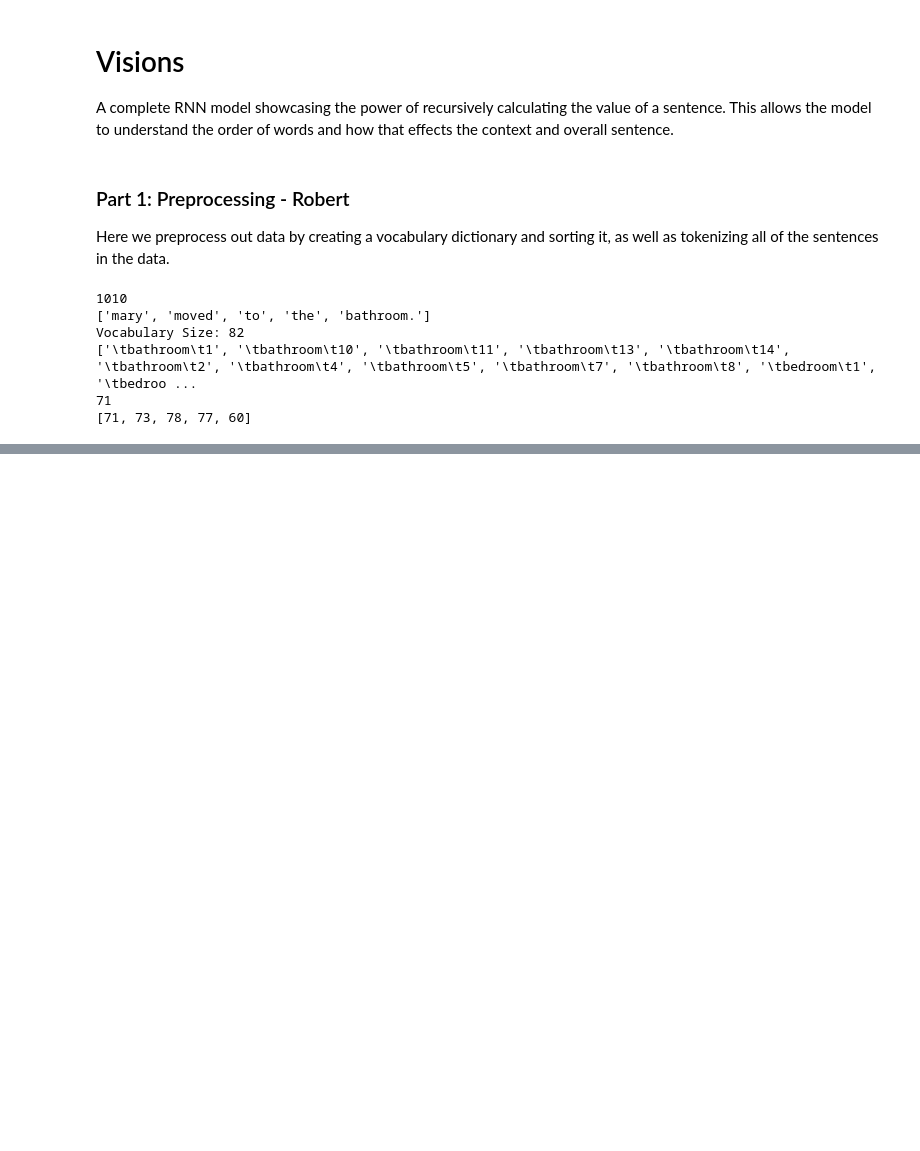
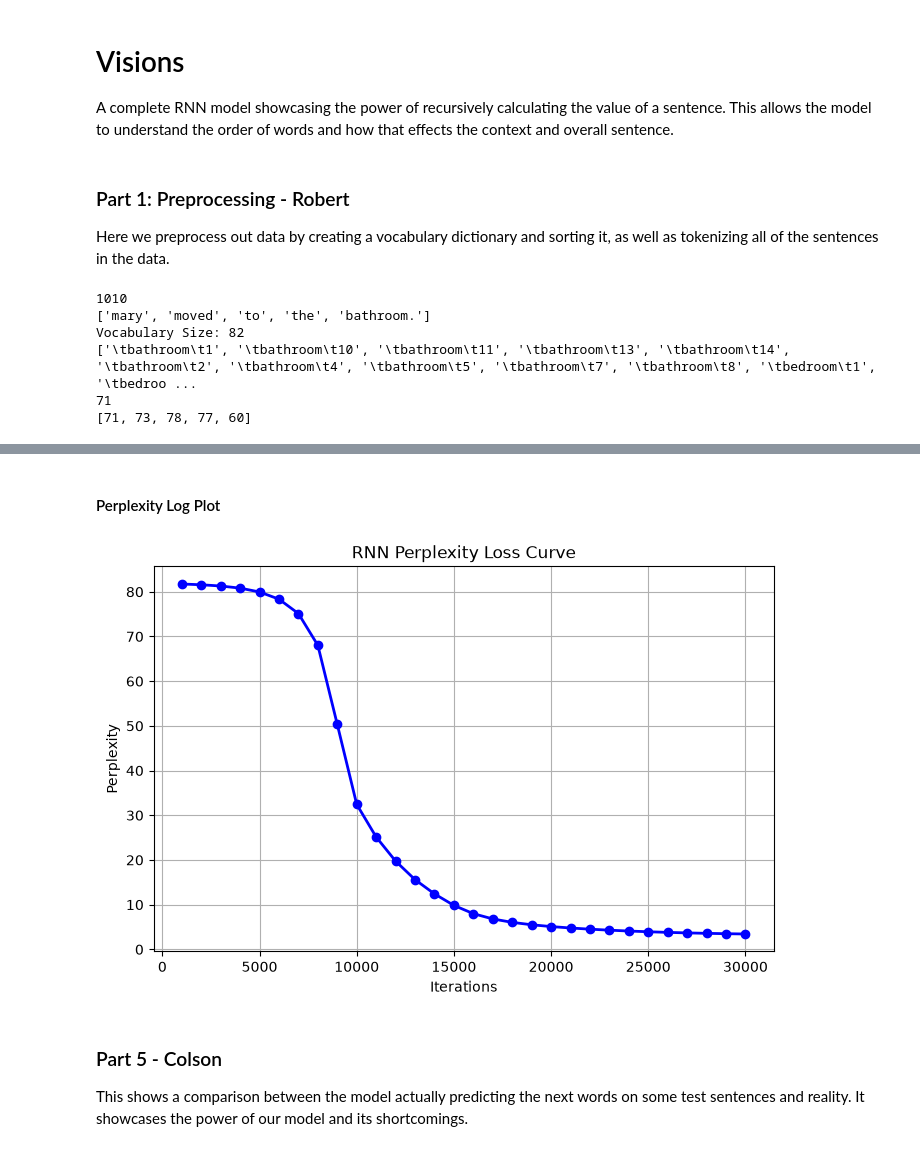
Before and after one commit to TheElijahSmith/Comp-3200-The-Legion-of-Faith, a Jupyter notebook: week12/visions.ipynb, the cells around one changed output, grey strips where cells are left out. Drawn from its saved outputs; the diff is of its cells as text; code cells hidden in the pictures; blank space fills up the shorter version.

```diff
--- a/week12/visions.ipynb
+++ b/week12/visions.ipynb
@@ -68,0 +253,26 @@ Vocabulary Size: 82
+# %% [markdown]
+#### Perplexity Log Plot
+# %%
+import numpy as np
+import matplotlib.pyplot as plt
+
+# Load saved perplexity data
+log_data = np.loadtxt('perplexity_log.csv', delimiter=',')
+
+iterations = log_data[:, 0]
+perplexities = log_data[:, 1]
+
+# Display inline plot
+plt.figure(figsize=(8, 5))
+plt.plot(iterations, perplexities, color='blue', marker='o', linewidth=2)
+plt.title('RNN Perplexity Loss Curve')
+plt.xlabel('Iterations')
+plt.ylabel('Perplexity')
+plt.grid(True)
+plt.show()
+# %% [output]
+[figure, added]
+# %% [markdown]
+### Part 5 - Colson
+
+This shows a comparison between the model actually predicting the next words on some test sentences and reality. It showcases the power of our model and its shortcomings.
```
Also changed, not shown: parts of 11 cells of this notebook, 1 other file.
